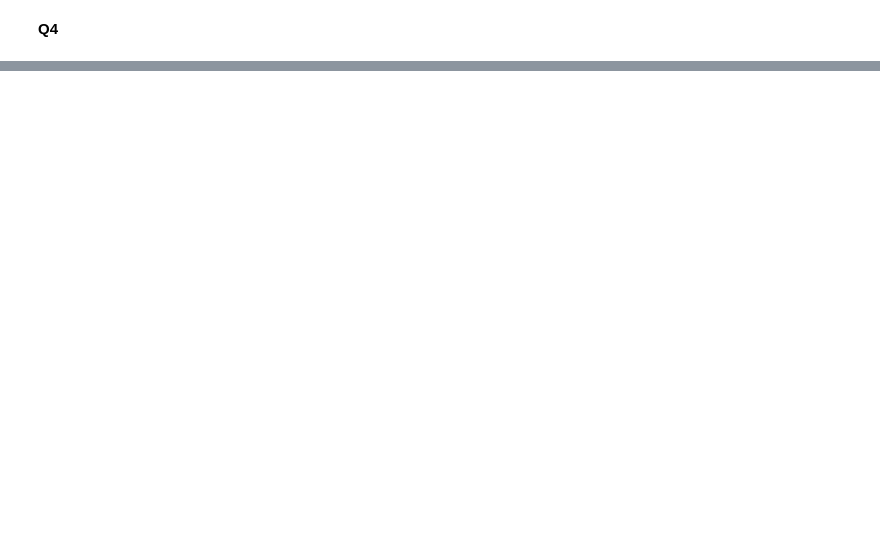
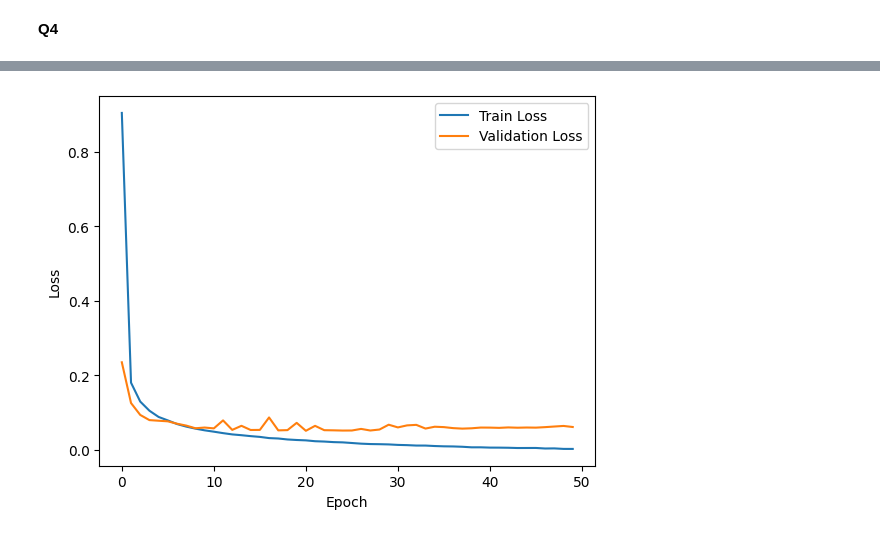
Before and after one commit to Afsah-Hyder/CV_recitation, a Jupyter notebook: CV_Assignment_01.ipynb, the cells around one changed output, grey strips where cells are left out. Saved outputs shown, nothing was run; the diff lists cells and outputs as text; code cells hidden in the pictures; blank space fills up the shorter version.

```diff
--- a/CV_Assignment_01.ipynb
+++ b/CV_Assignment_01.ipynb
@@ -211,0 +365,29 @@ print(Y_train)
+# %%
+import numpy as np
+from tensorflow import keras
+from sklearn.metrics import confusion_matrix
+import itertools
+import matplotlib.pyplot as plt
+from tensorflow.keras.datasets import mnist
+from keras.layers import Conv2D,Flatten,Dense,MaxPooling2D,Dropout,BatchNormalization
+from sklearn.model_selection import train_test_split
+from sklearn.utils import shuffle
+
+#load cifar10 dataset here #_________TODO_________
+(x_train, y_train), (x_val, y_val) = mnist.load_data()
+
+#shuffle dataset here #_________TODO_________
+x_train, y_train=shuffle(x_train, y_train)
+
+#normalize your data #_________TODO_________
+x_train = x_train.astype("float32") / 255.0
+x_val = x_val.astype("float32") / 255.0
+
+#define number of classes #_________TODO_________
+num_classes=10
+
+#one-hot encode the labels
+y_train_1hot = keras.utils.to_categorical(y_train, num_classes=10)
+y_val_1hot   = keras.utils.to_categorical(y_val, 10)
+
+print('1hot shapes: (train, val) :- ', y_train_1hot.shape, y_val_1hot.shape)
@@ -211,0 +449,7 @@ print(Y_train)
+# %%
+#train the model #_______TODO_______
+history = model.fit(
+    x_train,y_train_1hot,
+    epochs=50,
+    validation_data=(x_val, y_val_1hot)
+)
@@ -211,0 +474,9 @@ print(Y_train)
+# %%
+plt.plot(history.history['loss'], label='Train Loss')
+plt.plot(history.history['val_loss'], label='Validation Loss')
+plt.xlabel('Epoch')
+plt.ylabel('Loss')
+plt.legend()
+plt.show()
+# %% [output]
+[figure, added]
```
Also changed, not shown: parts of 36 cells of this notebook.
